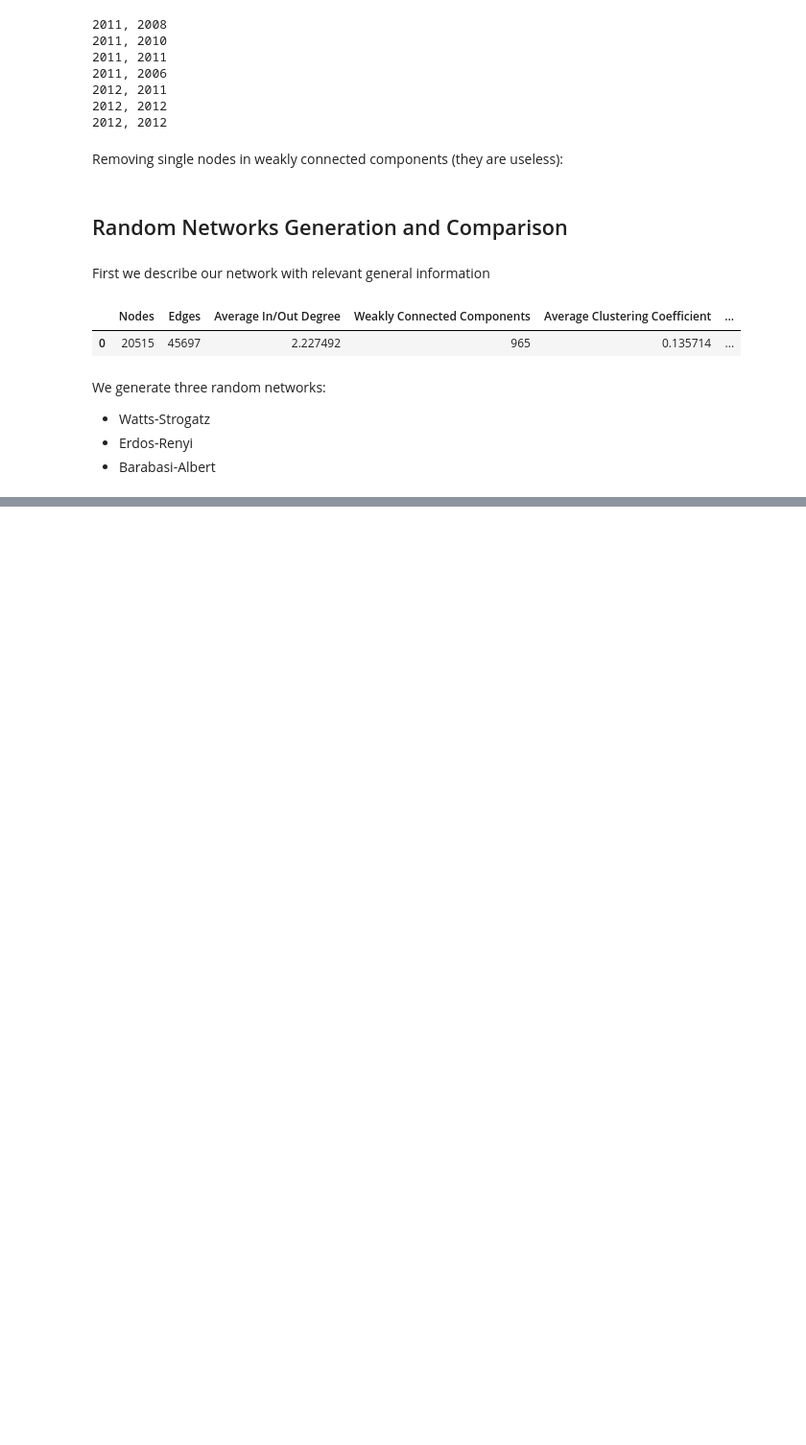
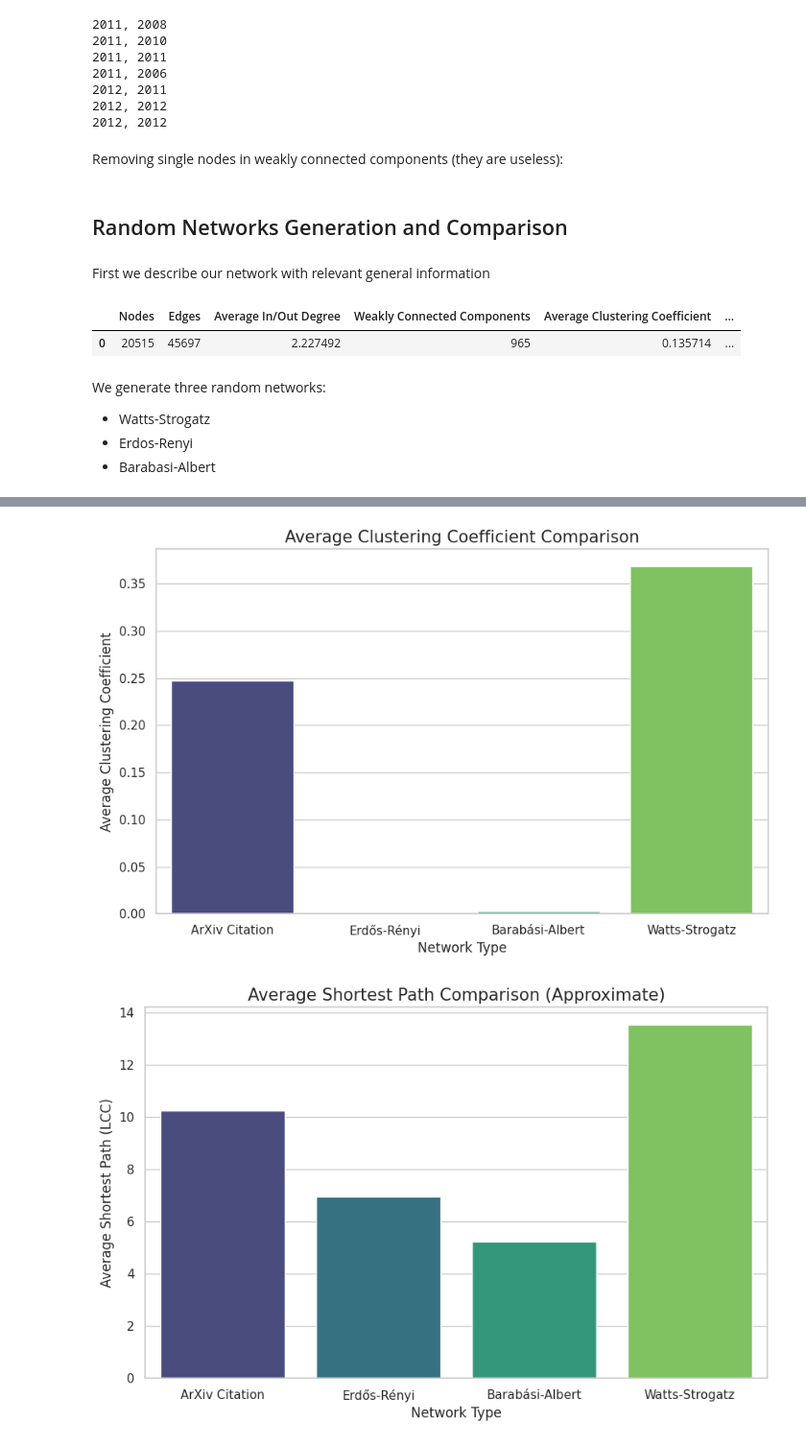
Before and after one commit to husz78/Citations-Network, a Jupyter notebook: subgraph_extraction.ipynb, the cells around one changed output, grey strips where cells are left out. Shown at 96% size. Cells and saved outputs as stored; diff of their text form; code cells hidden in the pictures; blank space fills up the shorter version.

Commit message:
Add plots for networks

```diff
--- a/subgraph_extraction.ipynb
+++ b/subgraph_extraction.ipynb
@@ -303,2 +305,2 @@ plot_degree_distribution(graphs, labels)
 # %%
-describe_network_undirected(watts)
+df_watts = describe_network_undirected(watts)
@@ -308,2 +307,2 @@ describe_network_undirected(watts)
 # %%
-describe_network_undirected(barabasi)
+df_barabasi = describe_network_undirected(barabasi)
@@ -313,2 +309,2 @@ describe_network_undirected(barabasi)
 # %%
-describe_network_undirected(erdos)
+df_erdos = describe_network_undirected(erdos)
@@ -317,0 +311,27 @@ describe_network_undirected(erdos)
+# %%
+df_citations = describe_network_undirected(G_undir)
+# %%
+results = pd.concat([df_citations, df_erdos, df_barabasi, df_watts], ignore_index=True)
+results['Network'] = ["ArXiv Citation", "Erdős-Rényi", "Barabási-Albert", "Watts-Strogatz"]
+
+import seaborn as sns
+sns.set_theme(style="whitegrid")
+
+# Plot 1: Average Clustering Coefficient
+plt.figure(figsize=(10, 6))
+sns.barplot(data=results, x='Network', y='Average Clustering Coefficient', hue='Network', palette='viridis', legend=False)
+plt.title('Average Clustering Coefficient Comparison', fontsize=15)
+plt.ylabel('Average Clustering Coefficient', fontsize=12)
+plt.xlabel('Network Type', fontsize=12)
+plt.show()
+
+# Plot 2: Average Shortest Path
+plt.figure(figsize=(10, 6))
+sns.barplot(data=results, x='Network', y='Average Shortest Path', hue='Network', palette='viridis', legend=False)
+plt.title('Average Shortest Path Comparison (Approximate)', fontsize=15)
+plt.ylabel('Average Shortest Path (LCC)', fontsize=12)
+plt.xlabel('Network Type', fontsize=12)
+plt.show()
+# %% [output]
+[figure, added]
+[figure, added]
```
Also changed, not shown: parts of 6 cells of this notebook, 1 other file.
